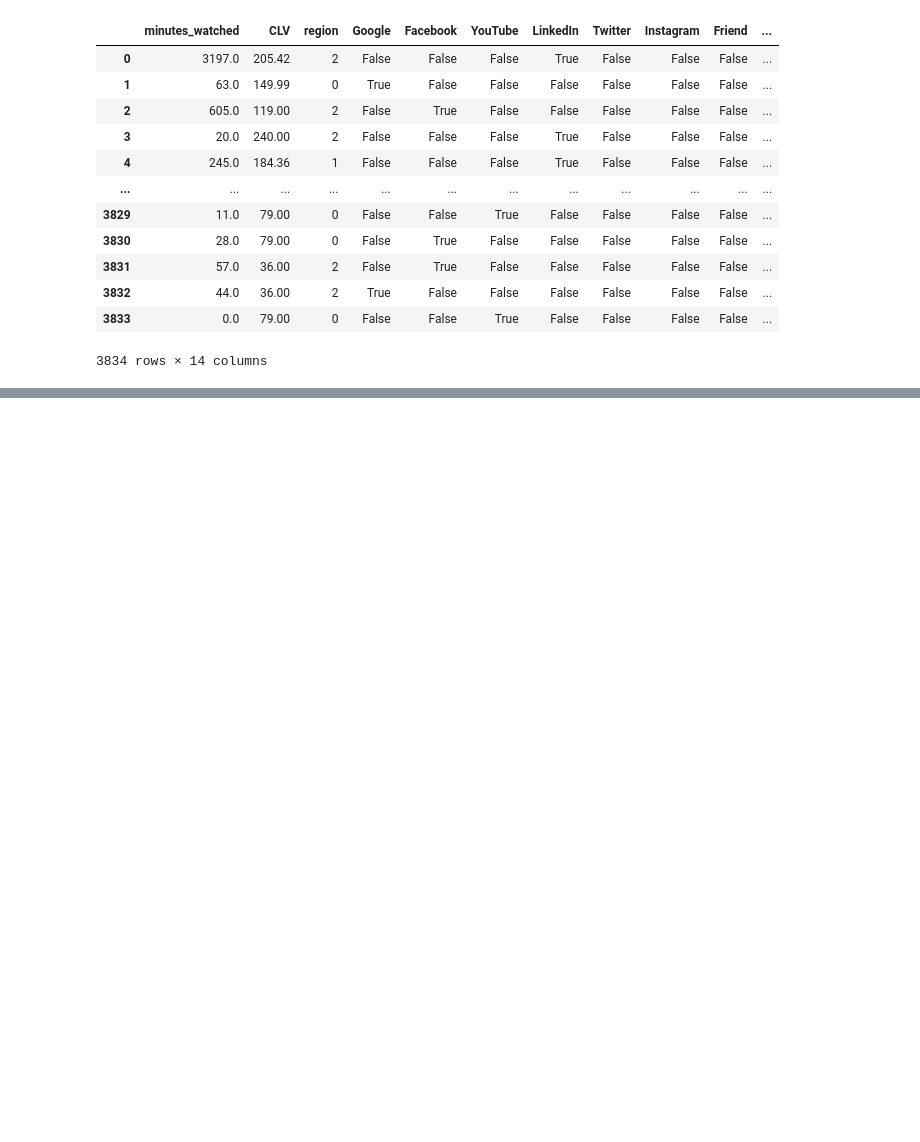
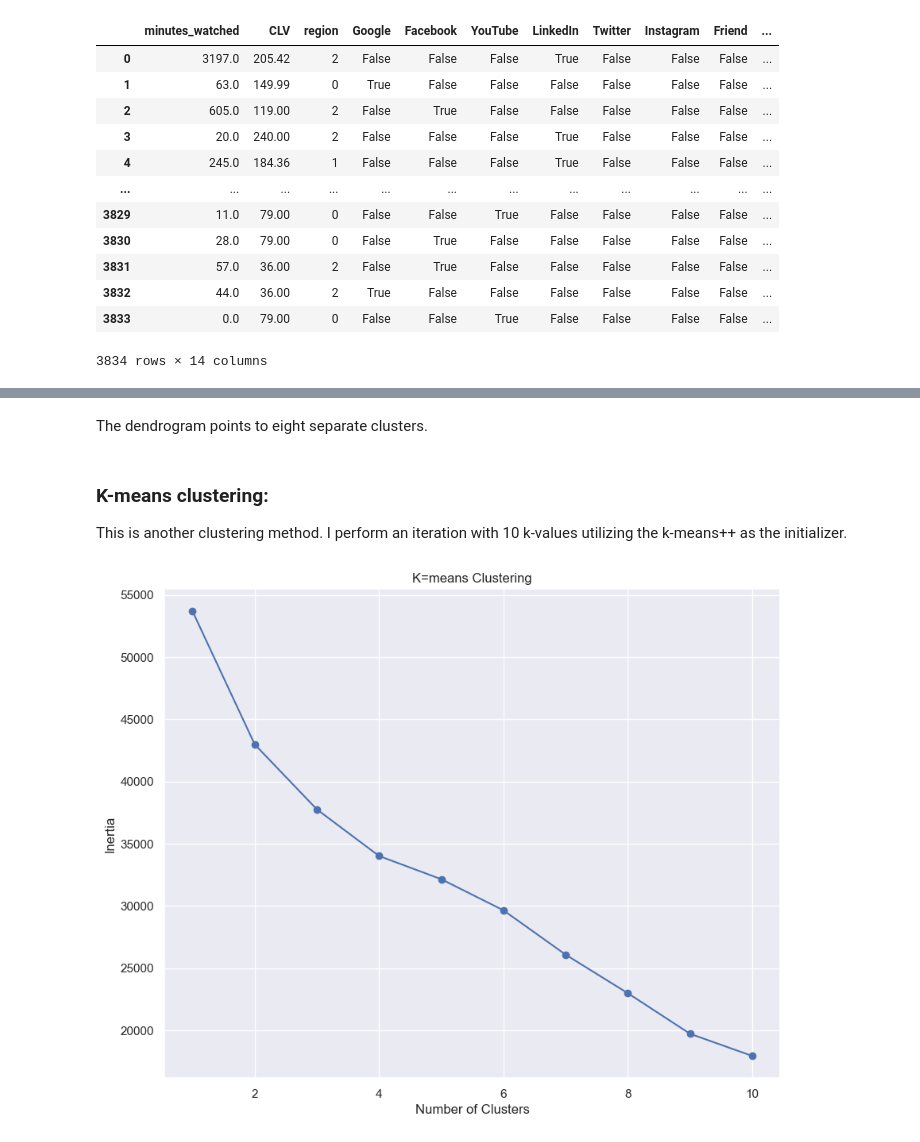
Before and after one commit to RabindraManandhar/Customer-Segmentation-in-Marketing-with-Python-Project, a Jupyter notebook: Project.ipynb, the cells around one changed output, grey strips where cells are left out. Cells and saved outputs as stored; diff of their text form; code cells hidden in the pictures; blank space fills up the shorter version.

```diff
--- a/Project.ipynb
+++ b/Project.ipynb
@@ -190,0 +243,28 @@ df_segmentation
+# %% [markdown]
+The dendrogram points to eight separate clusters.
+# %% [markdown]
+### K-means clustering:
+
+This is another clustering method. I perform an iteration with 10 k-values utilizing the k-means++ as the initializer.
+# %%
+inertia = [] # sum of squared distances to the nearest cluster center
+means = []
+k_values = range(1, 11) # change the range of k_values for more clusters
+
+for k in k_values:
+    kmeans = KMeans(n_clusters=k, init='k-means++', n_init=10, random_state=42)
+    kmeans.fit(segmentation_std)
+
+    means.append(k)
+    inertia.append(kmeans.inertia_)
+# %%
+# Generate the elbow plot
+plt.figure(figsize=(10, 8))
+plt.title('K=means Clustering')
+plt.plot(means, inertia, '-o')
+plt.xlabel('Number of Clusters')
+plt.ylabel('Inertia')
+plt.savefig('elbow')
+plt.show()
+# %% [output]
+[figure, added]
```
Also changed, not shown: parts of 17 cells of this notebook, 6 other files.
